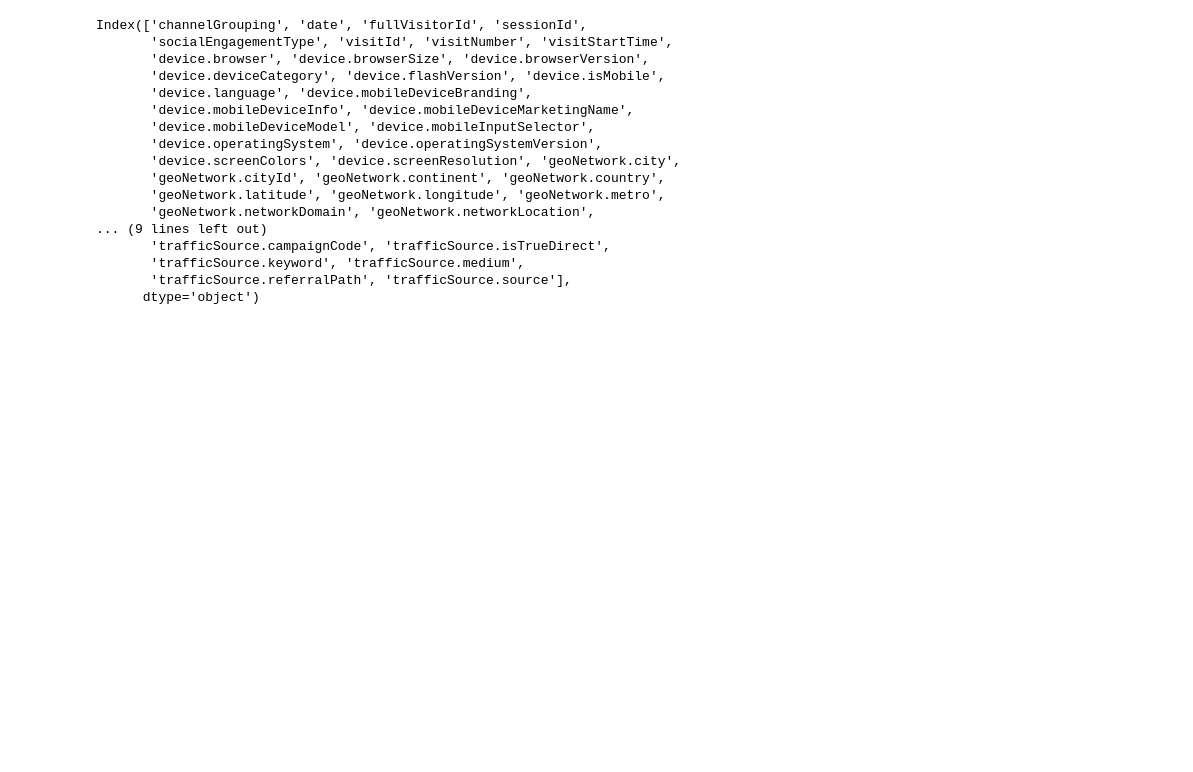
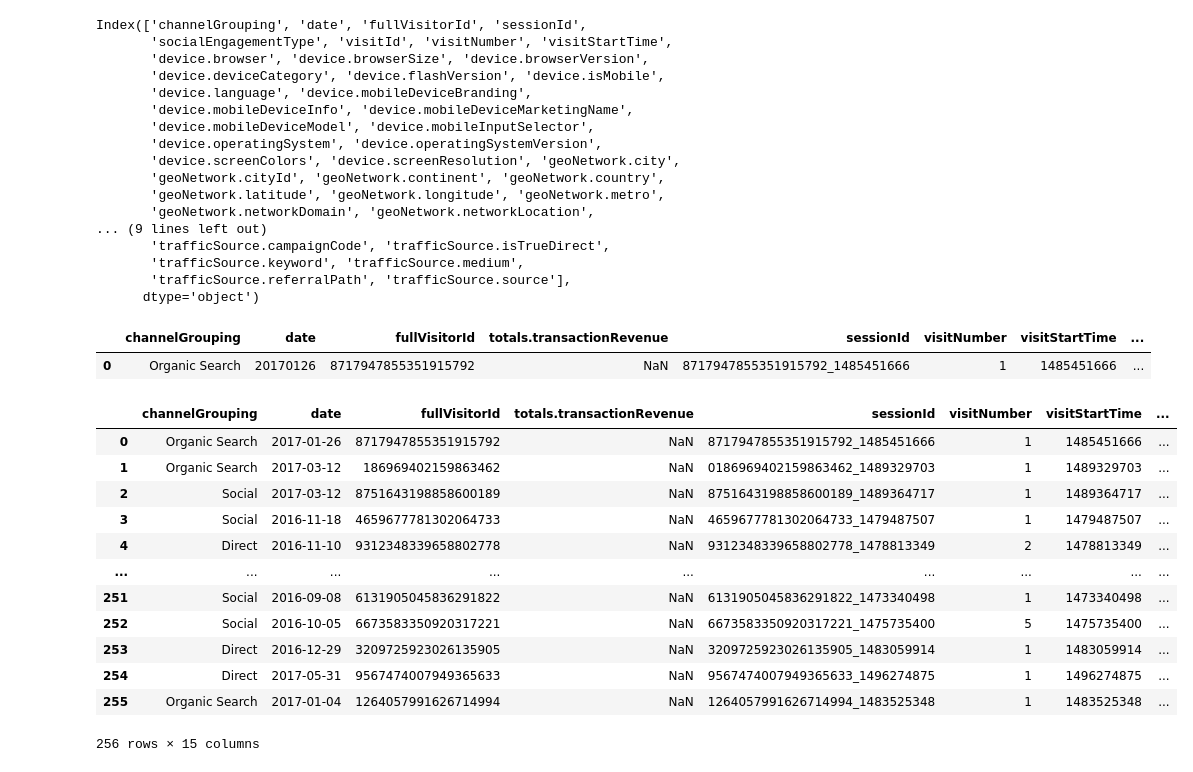
Before and after one commit to vaflag/automatic-data-analysis, a Jupyter notebook: notebooks/110323_Analysis1.ipynb, the cells around one changed output. Cells and saved outputs as stored; diff of their text form; code cells hidden in the pictures; blank space fills up the shorter version.

```diff
--- a/notebooks/110323_Analysis1.ipynb
+++ b/notebooks/110323_Analysis1.ipynb
@@ -258,0 +261,5 @@ df_reduced.to_csv("google_website_data.csv", index=False)
+# %%
+df_reduced.head(1)
+# %% [output]
+|  | channelGrouping | date | fullVisitorId | totals.transactionRevenue | sessionId | visitNumber | visitStartTime | ... |
+| 0 | Organic Search | 20170126 | 8717947855351915792 | NaN | 8717947855351915792_1485451666 | 1 | 1485451666 | ... |
@@ -258,0 +268,16 @@ df_reduced.to_csv("google_website_data.csv", index=False)
+# %%
+df_reduced
+# %% [output]
+|  | channelGrouping | date | fullVisitorId | totals.transactionRevenue | sessionId | visitNumber | visitStartTime | ... |
+| 0 | Organic Search | 2017-01-26 | 8717947855351915792 | NaN | 8717947855351915792_1485451666 | 1 | 1485451666 | ... |
+| 1 | Organic Search | 2017-03-12 | 186969402159863462 | NaN | 0186969402159863462_1489329703 | 1 | 1489329703 | ... |
+| 2 | Social | 2017-03-12 | 8751643198858600189 | NaN | 8751643198858600189_1489364717 | 1 | 1489364717 | ... |
+| 3 | Social | 2016-11-18 | 4659677781302064733 | NaN | 4659677781302064733_1479487507 | 1 | 1479487507 | ... |
+| 4 | Direct | 2016-11-10 | 9312348339658802778 | NaN | 9312348339658802778_1478813349 | 2 | 1478813349 | ... |
+| ... | ... | ... | ... | ... | ... | ... | ... | ... |
+| 251 | Social | 2016-09-08 | 6131905045836291822 | NaN | 6131905045836291822_1473340498 | 1 | 1473340498 | ... |
+| 252 | Social | 2016-10-05 | 6673583350920317221 | NaN | 6673583350920317221_1475735400 | 5 | 1475735400 | ... |
+| 253 | Direct | 2016-12-29 | 3209725923026135905 | NaN | 3209725923026135905_1483059914 | 1 | 1483059914 | ... |
+| 254 | Direct | 2017-05-31 | 9567474007949365633 | NaN | 9567474007949365633_1496274875 | 1 | 1496274875 | ... |
+| 255 | Organic Search | 2017-01-04 | 1264057991626714994 | NaN | 1264057991626714994_1483525348 | 1 | 1483525348 | ... |
+256 rows × 15 columns
```
Also changed, not shown: parts of 8 cells of this notebook, 2 other files.
